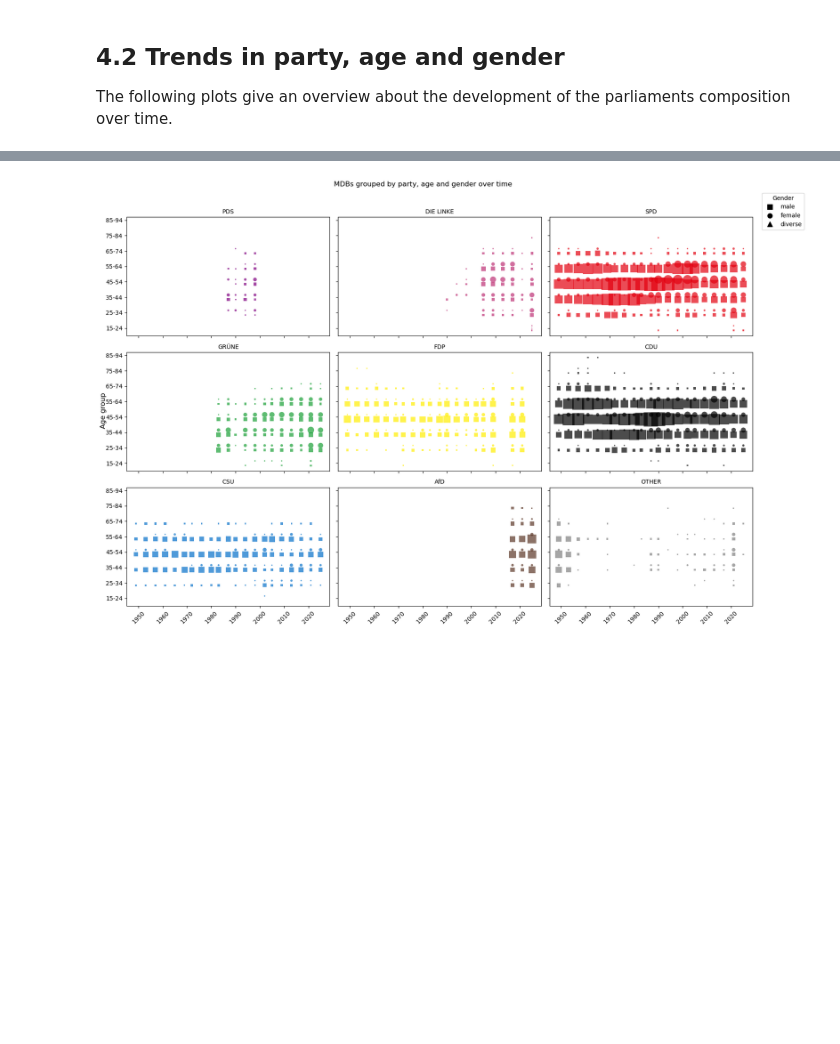
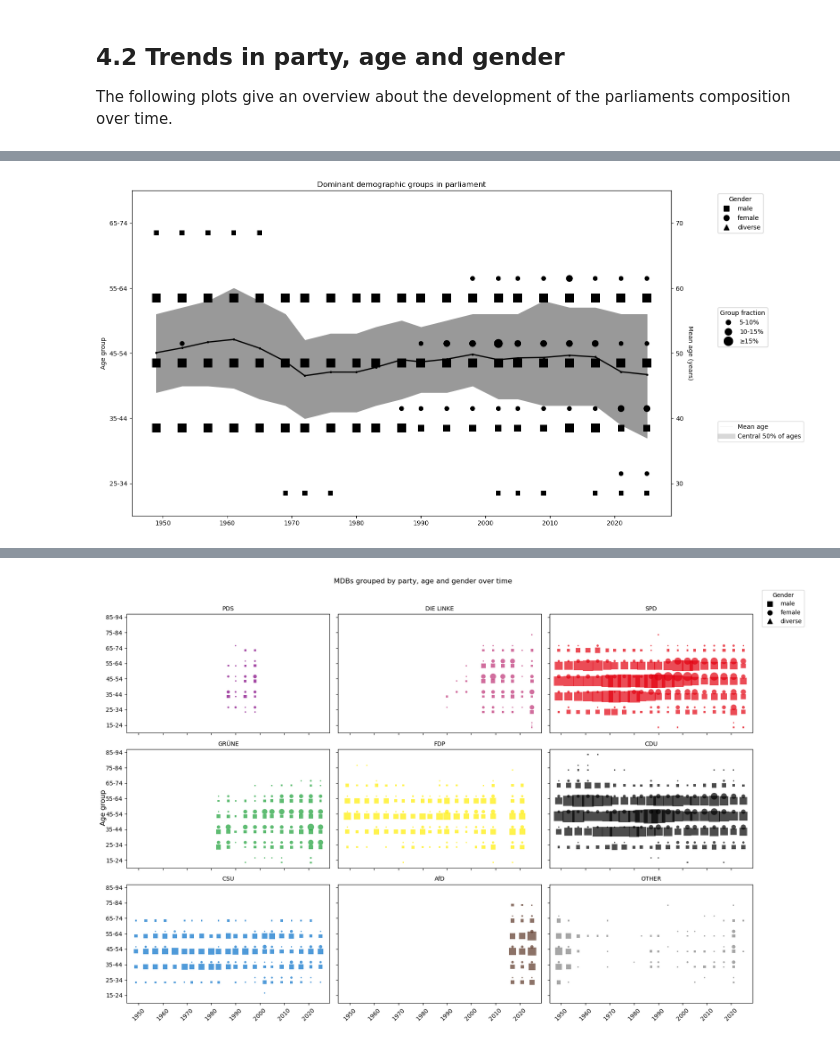
Before and after one commit to carl-lorenz/Visualization, a Jupyter notebook: Exam/1_members_of_german_parliament.ipynb, the cells around one changed output, grey strips where cells are left out. Saved outputs shown, nothing was run; the diff lists cells and outputs as text; code cells hidden in the pictures; blank space fills up the shorter version.

Commit message:
2 h left

```diff
--- a/Exam/1_members_of_german_parliament.ipynb
+++ b/Exam/1_members_of_german_parliament.ipynb
@@ -757,23 +759,88 @@ plot_df = safe_merge(plot_df, terms_df, ['WP'])
 # Only include age groups that actually have at least one dominant point:
 used_age_labels = [label for label in age_labels if label in plot_df['Age_group'].unique()]
 age_group_to_y = {label: i for i, label in enumerate(used_age_labels)}
-plot_df['y_pos'] = plot_df['Age_group'].map(age_group_to_y).astype(float)
+plot_df['y_pos'] = (plot_df['Age_group'].map(age_group_to_y).astype(float)
+                    + plot_df['Gender'].map(GENDER_OFFSETS).astype(float))
 
-# y-axis limits and offsets:
+# y-axis limits adjusted to dominant groups only:
 used_indices = [age_labels.index(label) for label in used_age_labels]
 used_age_min = age_bins[min(used_indices)]
 used_age_max = age_bins[max(used_indices) + 1]
-y_offset_step = 0.15
-
-#
-plot_df['y_offset'] = 0.0
-for (wp, y_pos), idx in plot_df.groupby(['WP', 'y_pos']).groups.items():
-    idx = list(idx)
-    n = len(idx)
-    offsets = [(i - (n - 1) / 2) * y_offset_step for i in range(n)]
-    for row_idx, off in zip(idx, offsets):
-        plot_df.loc[row_idx, 'y_offset'] = off
 
 plot_df['x_pos'] = plot_df['election_y_int']
-plot_df['y_pos_final'] = plot_df['y_pos'] + plot_df['y_offset']
+
+fig, ax = plt.subplots(figsize=(16, 8))
+ax_age = ax.twinx()
+
+# Make sure zorder works on both axes:
+ax.set_zorder(ax_age.get_zorder() + 1)
+ax.patch.set_visible(False)
+
+# Plotting genders separately:
+for gender, marker in GENDER_MARKERS.items():
+    current_gender = plot_df[plot_df['Gender'] == gender]
+    ax.scatter(
+        current_gender['x_pos'],
+        current_gender['y_pos'],
+        s=current_gender['size'],
+        color='black',
+        marker=marker,
+        edgecolors='none',
+        zorder=3
+    )
+
+# Plot mean 50% of ages as envelope:
+ax_age.fill_between(
+    overall_mean_age['election_y_int'],
+    overall_mean_age['age_q1'],
+    overall_mean_age['age_q3'],
+    color=DEFAULT_SHADES[1],
+    zorder=1
+)
+
+# Plotting mean age as line:
+ax_age.plot(
+    overall_mean_age['election_y_int'],
+    overall_mean_age['mean_age'],
+    color='black',
+    linewidth=2,
+    marker='.',
+    markersize=5,
+    zorder=2
+)
+
+
+ax.set_yticks(range(len(used_age_labels)))
+ax.set_yticklabels(used_age_labels)
+ax.set_ylim(-0.5, len(used_age_labels) - 0.5)
+ax.set_ylabel('Age group')
+ax_age.set_ylim(used_age_min, used_age_max)
+ax_age.set_ylabel('Mean age (years)', rotation=270, labelpad=15)
+ax.set_title('Dominant demographic groups in parliament')
+
+# Legends:
+gender_legend = [
+    Line2D([0], [0], marker=marker, color='black', linestyle='', markersize=9, label=gender)
+    for gender, marker in GENDER_MARKERS.items()
+]
+size_legend = [
+    Line2D([0], [0], marker='o', color='black', linestyle='', markersize=np.sqrt(60), label='5-10%'),
+    Line2D([0], [0], marker='o', color='black', linestyle='', markersize=np.sqrt(120), label='10-15%'),
+    Line2D([0], [0], marker='o', color='black', linestyle='', markersize=np.sqrt(200), label='≥15%')
+]
+mean_age_legend = [
+    Line2D([0], [0], color='black', linewidth=0.05, label='Mean age'),
+    Line2D([0], [0], color='grey', linewidth=8, alpha=0.3, label='Central 50% of ages')
+]
+
+legend1 = ax.legend(handles=gender_legend, title='Gender', loc='upper left', bbox_to_anchor=(1.08, 1))
+ax.add_artist(legend1)
+legend2 = ax.legend(handles=size_legend, title='Group fraction', loc='upper left', bbox_to_anchor=(1.08, 0.65))
+ax.add_artist(legend2)
+ax.legend(handles=mean_age_legend, loc='upper left', bbox_to_anchor=(1.08, 0.3))
+ax.add_artist(legend1)
+ax.add_artist(legend2)
+
+plt.tight_layout()
+plt.show()
 # %% [output]
@@ -792,0 +847 @@ plot_df['y_pos_final'] = plot_df['y_pos'] + plot_df['y_offset']
+[figure, added]
```
Also changed, not shown: parts of 18 cells of this notebook.
